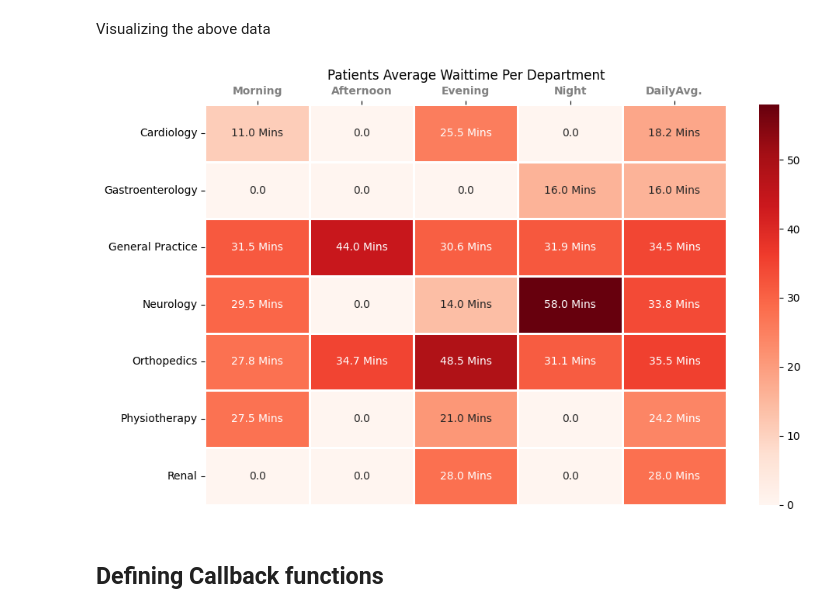
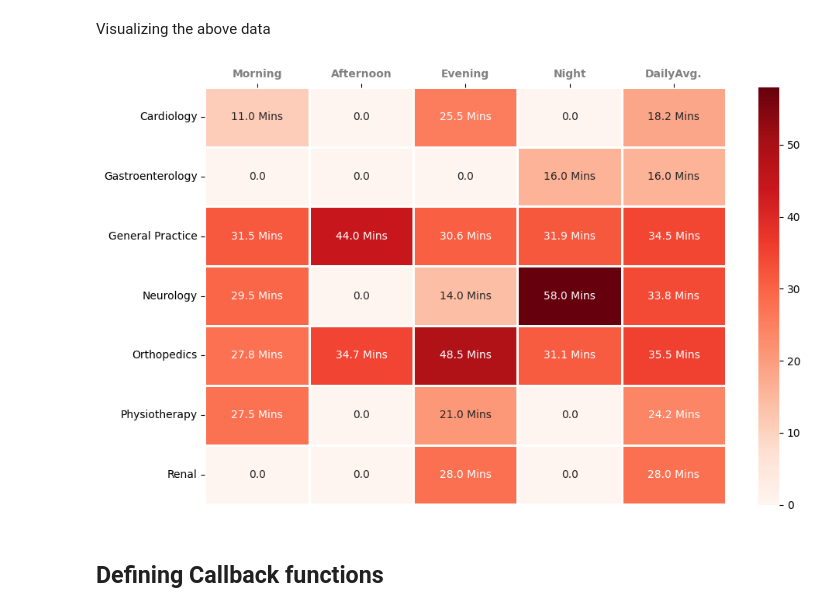
Before and after one commit to charismaticromeo/HospitalDashboard, a Jupyter notebook: main.ipynb, the cells around one changed output. Cells and saved outputs as stored; diff of their text form; code cells hidden in the pictures.

```diff
--- a/main.ipynb
+++ b/main.ipynb
@@ -835,29 +831,28 @@ daily_departmental_waittime(filtered_dataframe(start_date, end_date))
 # %% [markdown]
 Visualizing the above data
 # %%
-def daily_department_waittime_visual():
-    df = daily_departmental_waittime(filtered_dataframe(start_date, end_date))
+def daily_department_waittime_visual(df):
     fig, ax = plt.subplots(figsize=(10,6))
     sns.heatmap(data=df, annot=True, linewidths=1, cmap="Reds", fmt='.1f')
     for t in ax.texts:
         n = t.get_text()
         if float(n) > 0:
             t.set_text(n + " Mins")
-    ax.set_title("Patients Average Waittime Per Department")
+    # ax.set_title("Patients Average Waittime Per Department")
 
     # Define the fonts of x axis labels
     ax.set_xticklabels(labels=ax.get_xticklabels(), fontdict=dict(color='grey', weight='bold'))
 
     # Move the x axis to the top
     ax.xaxis.set_ticks_position('top')
 
     plt.tight_layout()
     plt.close()
     return fig
 
-daily_department_waittime_visual()
+daily_department_waittime_visual(daily_departmental_waittime(filtered_dataframe(start_date, end_date)))
 # %% [output]
-[figure, old version]
+[figure, new version]
 # %% [markdown]
 ## Defining Callback functions
 # %%
```
Also changed, not shown: parts of 24 cells of this notebook.
